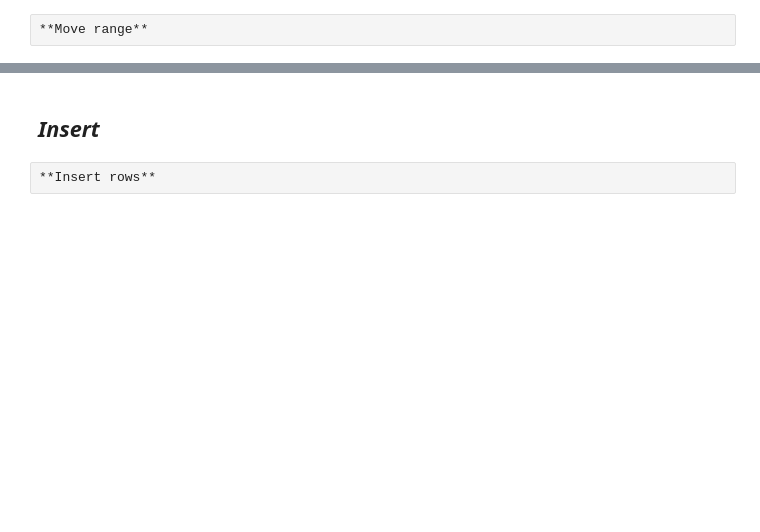
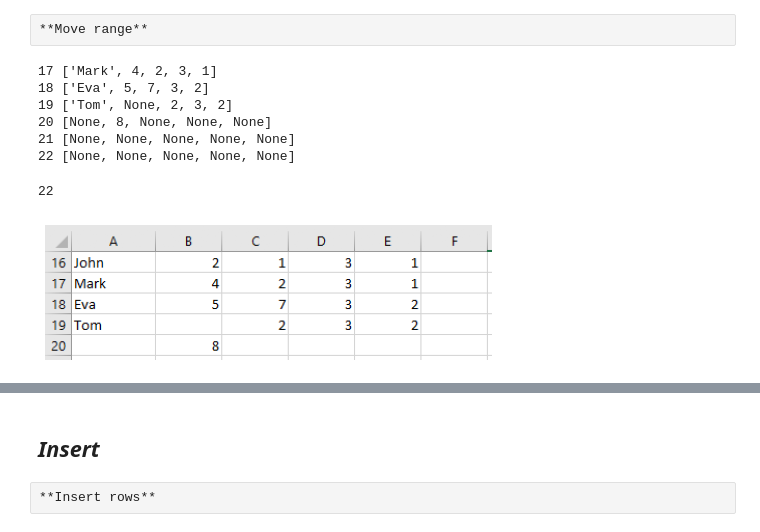
Before and after one commit to datalover2023/Module_3, a Jupyter notebook: Excel_processing_Basics_Colab_Module_3_backup_v2.ipynb, the cells around one changed output, grey strips where cells are left out. Cells and saved outputs as stored; diff of their text form; code cells hidden in the pictures; blank space fills up the shorter version.

```diff
--- a/Excel_processing_Basics_Colab_Module_3_backup_v2.ipynb
+++ b/Excel_processing_Basics_Colab_Module_3_backup_v2.ipynb
@@ -1324,11 +1330,19 @@ for row in ws["A18:I22"]:
 # %%
 # function _move_range
 
-ws.move_range("A19:E19", # the range we want to move (here Tome row
+ws.move_range("A21:E21", # the range we want to move (here Tome row
                rows= -2, # how many rows to shift
                cols = 0) # how many columns to shift
 wb.save('Groceries_1.xlsx')
 
-# see what was written
-for row in ws["A18:I22"]:
-    print ([x.value for x in row]) # it overwrite on the existing row, (so now John disapeared)
+
+# see the excel with modifications
+for idx, row in enumerate(ws['A17:E22']):
+   print(idx+17, [x.value for x in row])
+# %% [output]
+17 ['Mark', 4, 2, 3, 1]
+18 ['Eva', 5, 7, 3, 2]
+19 ['Tom', None, 2, 3, 2]
+20 [None, 8, None, None, None]
+21 [None, None, None, None, None]
+22 [None, None, None, None, None]
@@ -1338,6 +1349,12 @@ for idx, row in enumerate(ws['A1:F22']):
+# %%
+ws.max_row
+# %% [output]
+22
 # %%
-#
-img = mpimg.imread('images/img_20.png')
+# Tom now is at row 19
+img = mpimg.imread('images/img_20.PNG')
 plt.imshow(img)
 plt.axis('off')
 plt.show()
+# %% [output]
+[figure, added]
```
Also changed, not shown: parts of 87 cells of this notebook.
